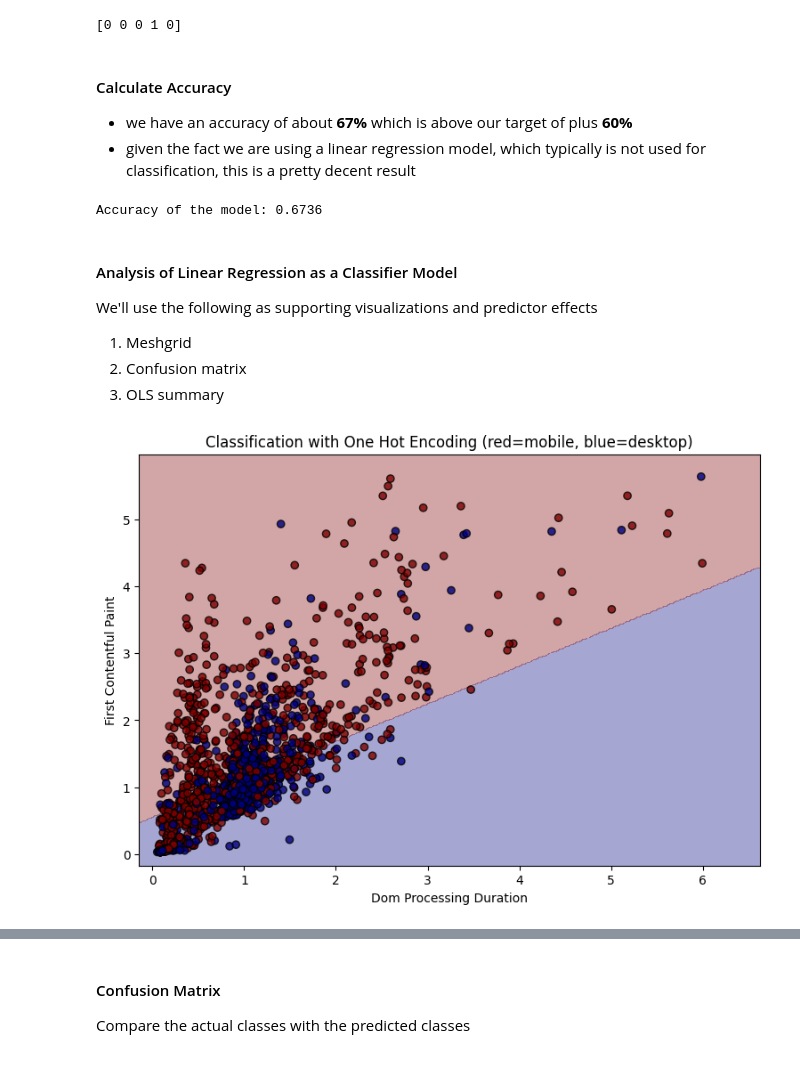
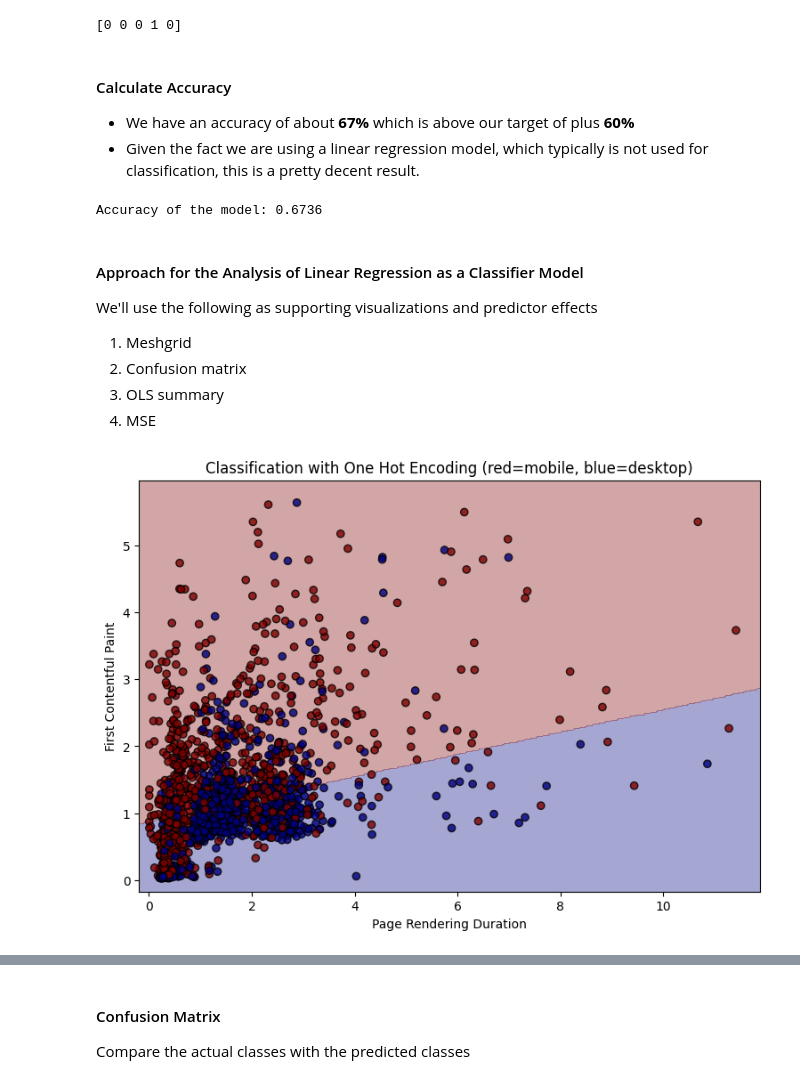
Before and after one commit to danwfreeman/device-prediction, a Jupyter notebook: project1-deliverable.ipynb, the cells around one changed output, grey strips where cells are left out. Cells and saved outputs as stored; diff of their text form; code cells hidden in the pictures.

```diff
--- a/project1-deliverable.ipynb
+++ b/project1-deliverable.ipynb
@@ -191,7 +190,7 @@ Now that we have our 2 best features, let's plot them on a scatter plot and see
 
 Since the model has 4 input features, we visualize only 2 at a time using a 2D scatter plot.
 # %%
-x_axis_feature = "Dom Processing Duration"
+x_axis_feature = "Page Rendering Duration"
 y_axis_feature = "First Contentful Paint"
 
 plt.figure(figsize=(9, 6))
@@ -231,8 +230,8 @@ print(y_pred_idx[:5])
 # %% [markdown]
 #### Calculate Accuracy
 
-- we have an accuracy of about **67%** which is above our target of plus **60%**
-- given the fact we are using a linear regression model, which typically is not used for classification, this is a pretty decent result
+- We have an accuracy of about **67%** which is above our target of plus **60%**
+- Given the fact we are using a linear regression model, which typically is not used for classification, this is a pretty decent result.
 # %%
 # given the true labels and predicted labels, we can calculate the accuracy of the model
 
@@ -241,49 +240,52 @@ print(f"Accuracy of the model: {accuracy:.4f}")
 # %% [output]
 Accuracy of the model: 0.6736
 # %% [markdown]
-#### Analysis of Linear Regression as a Classifier Model
+#### Approach for the Analysis of Linear Regression as a Classifier Model
 
 We'll use the following as supporting visualizations and predictor effects
 1) Meshgrid
 2) Confusion matrix
 3) OLS summary
+4) MSE
 # %%
 # Setting up a meshgrid for the decision boundary
 x1_min, x1_max = df[x_axis_feature].min() - 0.2, df[x_axis_feature].max() + 0.2
 x2_min, x2_max = df[y_axis_feature].min() - 0.2, df[y_axis_feature].max() + 0.2
 xx1, xx2 = np.meshgrid(np.linspace(x1_min, x1_max, 300),np.linspace(x2_min, x2_max, 300))
 
 # we can only visualize 2 features at a time, fixing the other two features to their median values seems reasonable
 # median values remove the influence of outliers, we don't want to remove them completely, as they are part of the data and the decision boundary should reflect them as well
 # initially we hold all 4 features at their median values
+# we'll use the training set to calculate the median values, to keep the test set isolated
 
 median_values = X_train.median()
 grid_df = pd.DataFrame({col: np.full(xx1.size, median_values[col]) for col in featureList})
 
 
 # now we update the two features we are plotting with the values from the meshgrid,
 # this will allow us to get the predicted scores for each point in the meshgrid,
 # which we can then use to plot the decision boundary
-# we use ravel to flatten the meshgrid arrays into 1D, this is need for the prediction step
-grid_df[plot_x] = xx1.ravel()
-grid_df[plot_y] = xx2.ravel()
+# we use ravel to flatten the meshgrid arrays into 1D, this is needed for the prediction step
+grid_df[x_axis_feature] = xx1.ravel()
+grid_df[y_axis_feature] = xx2.ravel()
 
 grid_pred_scores = model.predict(grid_df[featureList])
 grid_pred_idx = np.argmax(grid_pred_scores, axis=1)
 grid_pred_idx = grid_pred_idx.reshape(xx1.shape)
 
 # Plot decision boundaries and data points
 plt.figure(figsize=(9, 6))
 
-plt.contourf(xx1,xx2, grid_pred_idx,    alpha=0.35,    levels=np.arange(-0.5, len(class_names) + 0.5, 1),    cmap=plt.cm.jet,    vmin=0,    vmax=len(class_names) - 1, )
+plt.contourf(xx1,xx2, grid_pred_idx, alpha=0.35, levels=np.arange(-0.5, len(class_names) + 0.5, 1), cmap=plt.cm.jet, vmin=0, vmax=len(class_names) - 1, )
 
-plt.scatter(X_test[plot_x],    X_test[plot_y],    c=y_test_idx,    edgecolors='k',    cmap=plt.cm.jet,    vmin=0,    vmax=len(class_names) - 1,    alpha=0.8 )
+# plot the testing data points
+plt.scatter(X_test[x_axis_feature], X_test[y_axis_feature], c=y_test_idx, edgecolors='k', cmap=plt.cm.jet, vmin=0, vmax=len(class_names) - 1, alpha=0.8 )
 plt.title("Classification with One Hot Encoding (red=mobile, blue=desktop)")
 plt.xlabel(x_axis_feature)
 plt.ylabel(y_axis_feature)
 plt.show()
 # %% [output]
-[figure, old version]
+[figure, new version]
 # %% [markdown]
 #### Analysis of the Mesh Grid and Classification
 
```
Also changed, not shown: parts of 10 cells of this notebook, 1 other file.
